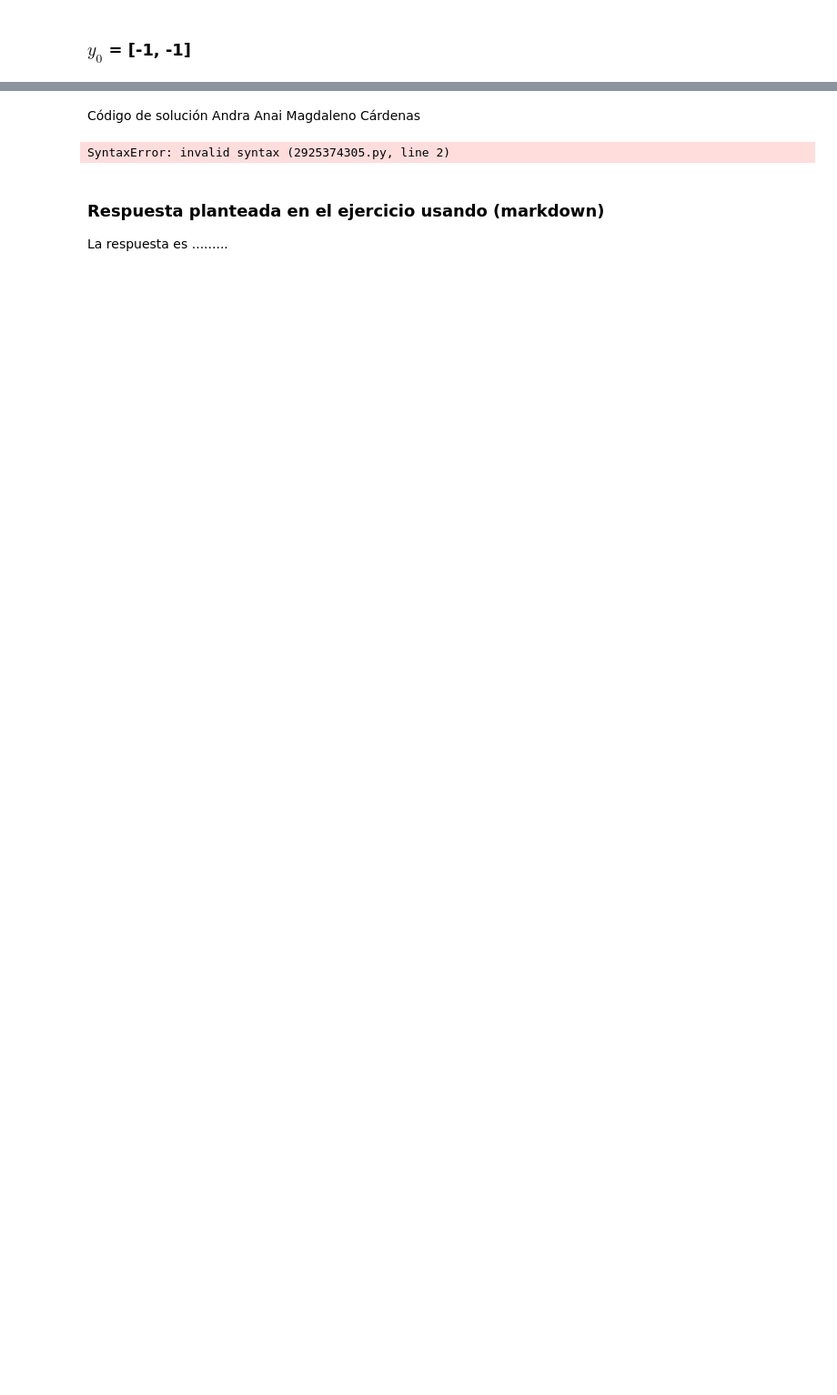
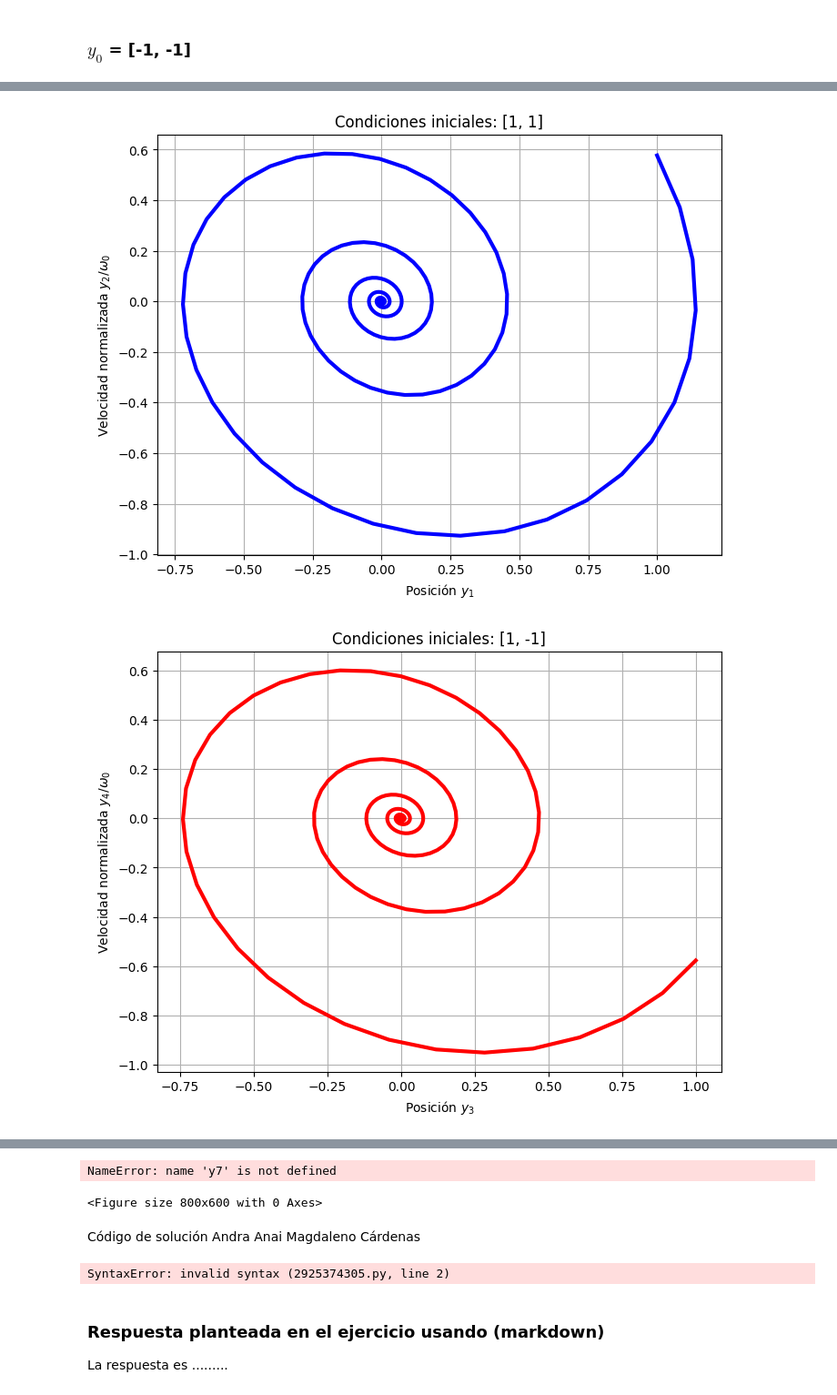
Before and after one commit to Guillermo-Chiw-ITESO/Tarea9_ChiwGuillermo_MagdalenoAndrea, a Jupyter notebook: Tarea9_ChiwGuillermo_MagdalenoAndrea.ipynb, the cells around one changed output, grey strips where cells are left out. Shown: that part at 91% size. Saved outputs shown, nothing was run; the diff lists cells and outputs as text; code cells hidden in the pictures; blank space fills up the shorter version.

```diff
--- a/Tarea9_ChiwGuillermo_MagdalenoAndrea.ipynb
+++ b/Tarea9_ChiwGuillermo_MagdalenoAndrea.ipynb
@@ -148,0 +165,39 @@ Text(0, 0.5, '$y_2$ (Velocidad)')
+# %%
+# Gráfica del plano fase para y0 = [1, 1]
+plt.figure(figsize=(8,6))
+plt.plot(y1, y2/omega0, 'b', lw=3)
+plt.title('Condiciones iniciales: [1, 1]')
+plt.xlabel("Posición $y_1$")
+plt.ylabel("Velocidad normalizada $y_2/\omega_0$")
+plt.grid()
+plt.show()
+
+# Gráfica del plano fase para y0 = [1, -1]
+plt.figure(figsize=(8,6))
+plt.plot(y3, y4/omega0, 'r', lw=3)
+plt.title('Condiciones iniciales: [1, -1]')
+plt.xlabel("Posición $y_3$")
+plt.ylabel("Velocidad normalizada $y_4/\omega_0$")
+plt.grid()
+plt.show()
+
+# Gráfica del plano fase para y0 = [-1, 1]
+plt.figure(figsize=(8,6))
+plt.plot(y5, y6/omega0, 'g', lw=3)
+plt.title('Condiciones iniciales: [-1, 1]')
+plt.xlabel("Posición $y_5$")
+plt.ylabel("Velocidad normalizada $y_6/\omega_0$")
+plt.grid()
+plt.show()
+
+# Gráfica del plano fase para y0 = [-1, -1]
+plt.figure(figsize=(8,6))
+plt.plot(y7, y8/omega0, 'c', lw=3)
+plt.title('Condiciones iniciales: [-1, -1]')
+plt.xlabel("Posición $y_7$")
+plt.ylabel("Velocidad normalizada $y_8/\omega_0$")
+plt.grid()
+plt.show()
+# %% [output]
+[figure, added]
+[figure, added]
@@ -149,3 +205,5 @@ Text(0, 0.5, '$y_2$ (Velocidad)')
+NameError: name 'y7' is not defined
+<Figure size 800x600 with 0 Axes>
 # %% [markdown]
 Código de solución Andra Anai Magdaleno Cárdenas
 # %%
```
Also changed, not shown: parts of 8 cells of this notebook.
